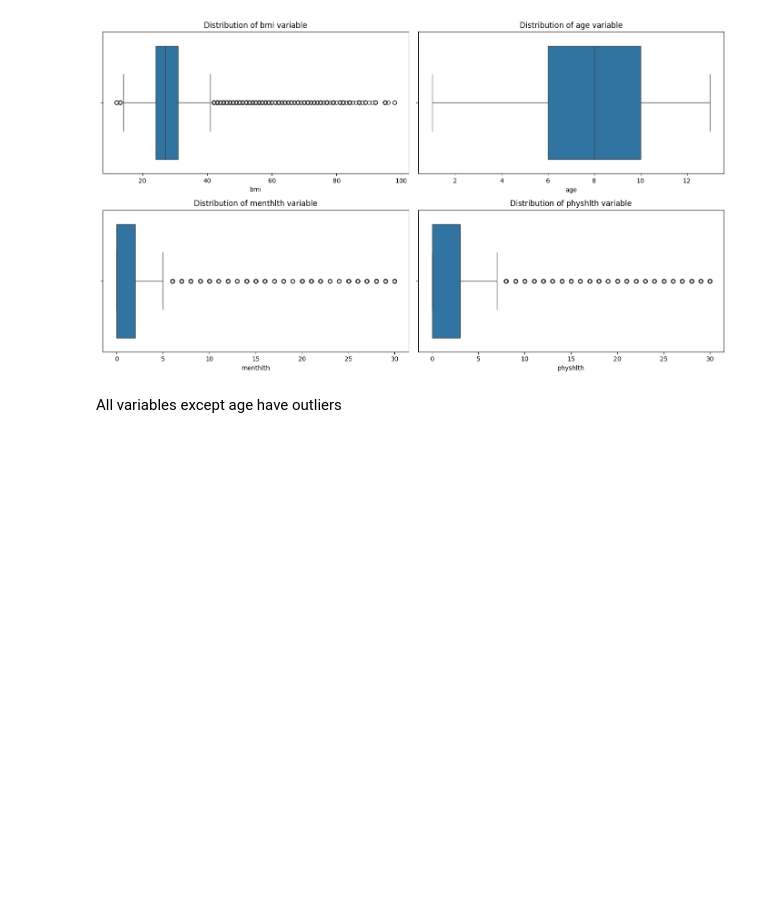
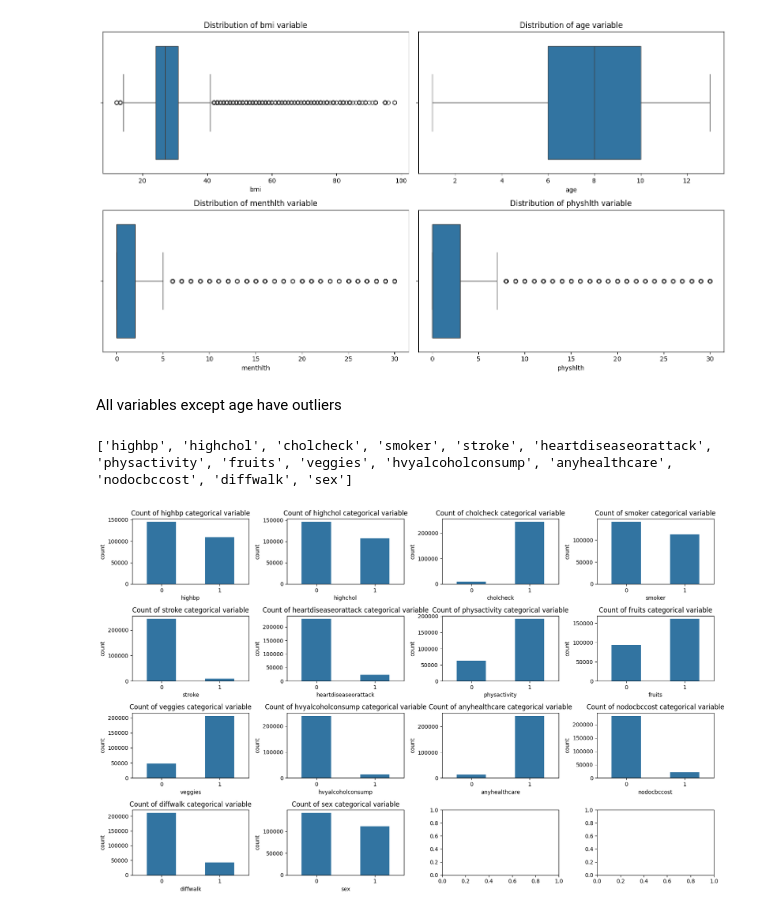
Before and after one commit to julam9/ML-Zoomcamp-2024, a Jupyter notebook: Midterm-project/mid.ipynb, the cells around one changed output. Drawn from its saved outputs; the diff is of its cells as text; code cells hidden in the pictures; blank space fills up the shorter version.

```diff
--- a/Midterm-project/mid.ipynb
+++ b/Midterm-project/mid.ipynb
@@ -85,3 +103,22 @@ plt.show()
 [figure]
 # %% [markdown]
 All variables except age have outliers
+# %%
+bin_var = [col for col in X.columns if col not in num_var+['education', 'income', 'genhlth']]
+# %% [output]
+['highbp', 'highchol', 'cholcheck', 'smoker', 'stroke', 'heartdiseaseorattack', 'physactivity', 'fruits', 'veggies', 'hvyalcoholconsump', 'anyhealthcare', 'nodocbccost', 'diffwalk', 'sex']
+# %%
+bin_var = [col for col in X.columns if col not in num_var+['education', 'income', 'genhlth']]
+
+fig, axes = plt.subplots(4, 4, figsize=(16, 10))
+
+axs = axes.flatten()
+
+for i, bin in enumerate(bin_var):
+    sns.countplot(data=X, x=bin, ax=axs[i], width=0.5)
+    axs[i].set_title(f'Count of {bin} categorical variable')
+
+plt.tight_layout()
+plt.show()
+# %% [output]
+[figure, added]
```
Also changed, not shown: parts of 1 cell of this notebook.
